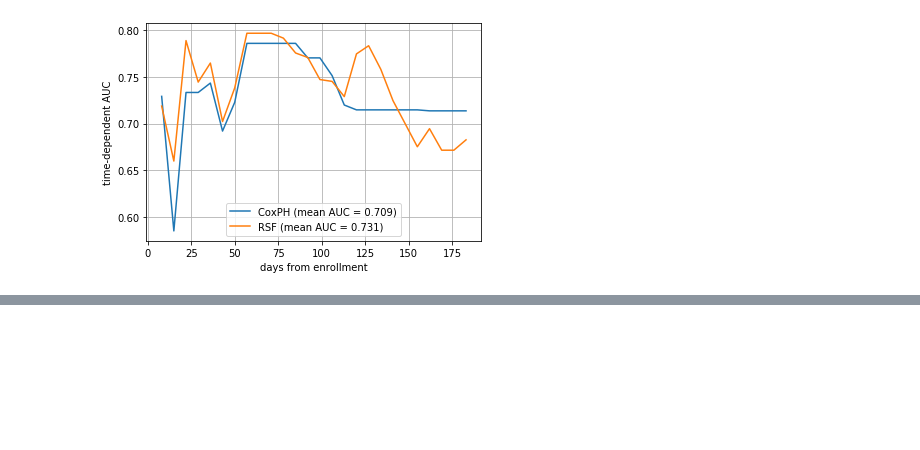
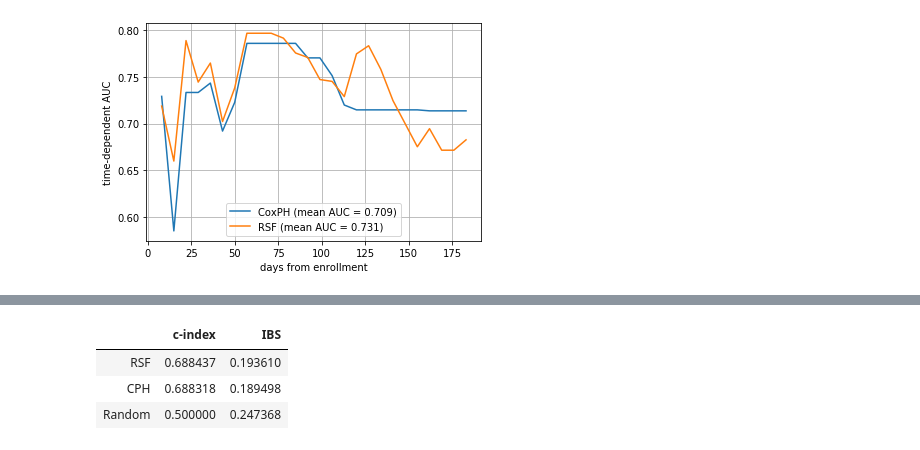
Before and after one commit to hmzhan/disaster_tweets, a Jupyter notebook: notebooks/survival-evaluation.ipynb, the cells around one changed output, grey strips where cells are left out. Cells and saved outputs as stored; diff of their text form; code cells hidden in the pictures; blank space fills up the shorter version.

Commit message:
run brier score

```diff
--- a/notebooks/survival-evaluation.ipynb
+++ b/notebooks/survival-evaluation.ipynb
@@ -68,0 +75,2 @@ Models.plot_model_auc()
+# %%
+Models = Brier()
@@ -68,0 +85,7 @@ Models.plot_model_auc()
+# %%
+pd.concat([Models.score_cindex, Models.score_brier], axis=1)
+# %% [output]
+|  | c-index | IBS |
+| RSF | 0.688437 | 0.193610 |
+| CPH | 0.688318 | 0.189498 |
+| Random | 0.500000 | 0.247368 |
```
Also changed, not shown: parts of 7 cells of this notebook.
